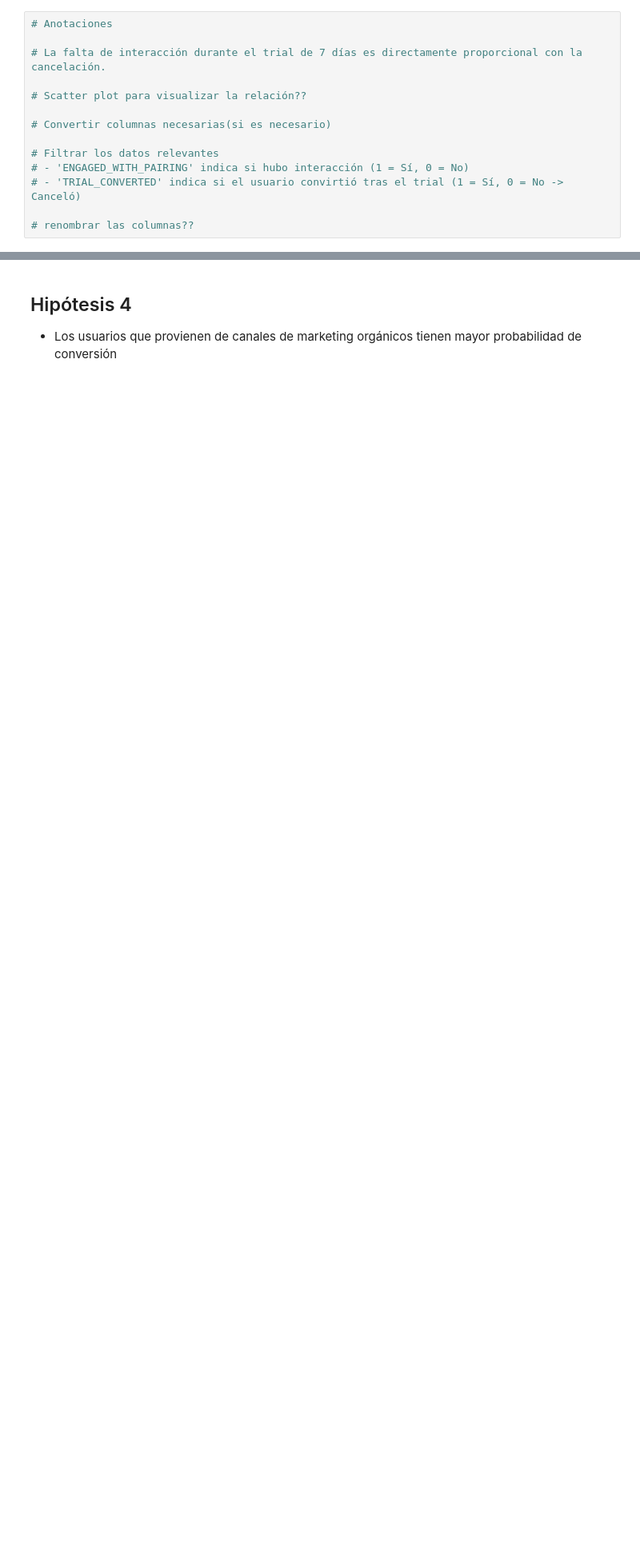
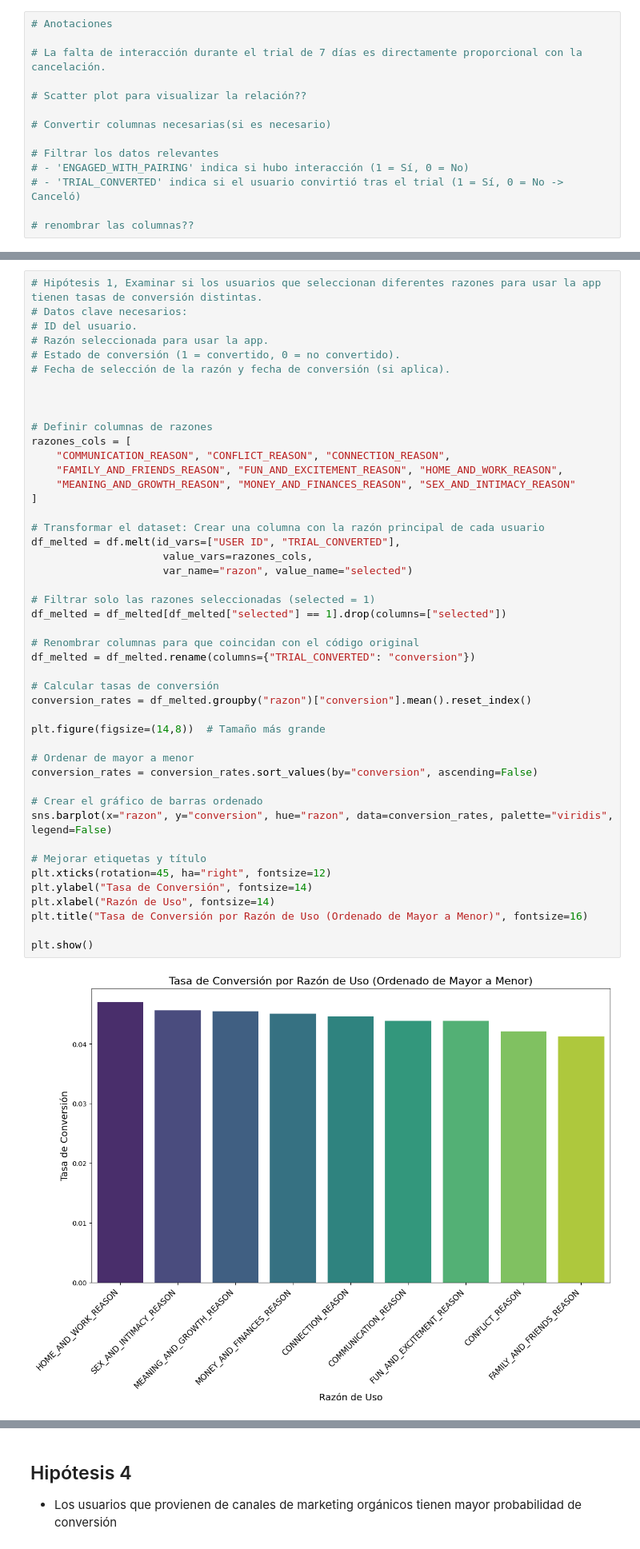
Before and after one commit to NaiSaratxaga/EDA_user-conversion-analysis, a Jupyter notebook: Notebooks/EDA_user_conversion_analysis.ipynb, the cells around one changed output, grey strips where cells are left out. Shown at 80% size. Cells and saved outputs as stored; diff of their text form; blank space fills up the shorter version.

```diff
--- a/Notebooks/EDA_user_conversion_analysis.ipynb
+++ b/Notebooks/EDA_user_conversion_analysis.ipynb
@@ -152,0 +164,48 @@ df.describe()
+# %%
+# Hipótesis 1, Examinar si los usuarios que seleccionan diferentes razones para usar la app tienen tasas de conversión distintas.
+# Datos clave necesarios:
+# ID del usuario.
+# Razón seleccionada para usar la app.
+# Estado de conversión (1 = convertido, 0 = no convertido).
+# Fecha de selección de la razón y fecha de conversión (si aplica).
+
+
+
+# Definir columnas de razones
+razones_cols = [
+    "COMMUNICATION_REASON", "CONFLICT_REASON", "CONNECTION_REASON",
+    "FAMILY_AND_FRIENDS_REASON", "FUN_AND_EXCITEMENT_REASON", "HOME_AND_WORK_REASON",
+    "MEANING_AND_GROWTH_REASON", "MONEY_AND_FINANCES_REASON", "SEX_AND_INTIMACY_REASON"
+]
+
+# Transformar el dataset: Crear una columna con la razón principal de cada usuario
+df_melted = df.melt(id_vars=["USER ID", "TRIAL_CONVERTED"],
+                     value_vars=razones_cols,
+                     var_name="razon", value_name="selected")
+
+# Filtrar solo las razones seleccionadas (selected = 1)
+df_melted = df_melted[df_melted["selected"] == 1].drop(columns=["selected"])
+
+# Renombrar columnas para que coincidan con el código original
+df_melted = df_melted.rename(columns={"TRIAL_CONVERTED": "conversion"})
+
+# Calcular tasas de conversión
+conversion_rates = df_melted.groupby("razon")["conversion"].mean().reset_index()
+
+plt.figure(figsize=(14,8))  # Tamaño más grande
+
+# Ordenar de mayor a menor
+conversion_rates = conversion_rates.sort_values(by="conversion", ascending=False)
+
+# Crear el gráfico de barras ordenado
+sns.barplot(x="razon", y="conversion", hue="razon", data=conversion_rates, palette="viridis", legend=False)
+
+# Mejorar etiquetas y título
+plt.xticks(rotation=45, ha="right", fontsize=12)
+plt.ylabel("Tasa de Conversión", fontsize=14)
+plt.xlabel("Razón de Uso", fontsize=14)
+plt.title("Tasa de Conversión por Razón de Uso (Ordenado de Mayor a Menor)", fontsize=16)
+
+plt.show()
+# %% [output]
+[figure, added]
```
Also changed, not shown: parts of 13 cells of this notebook, 1 other file.
